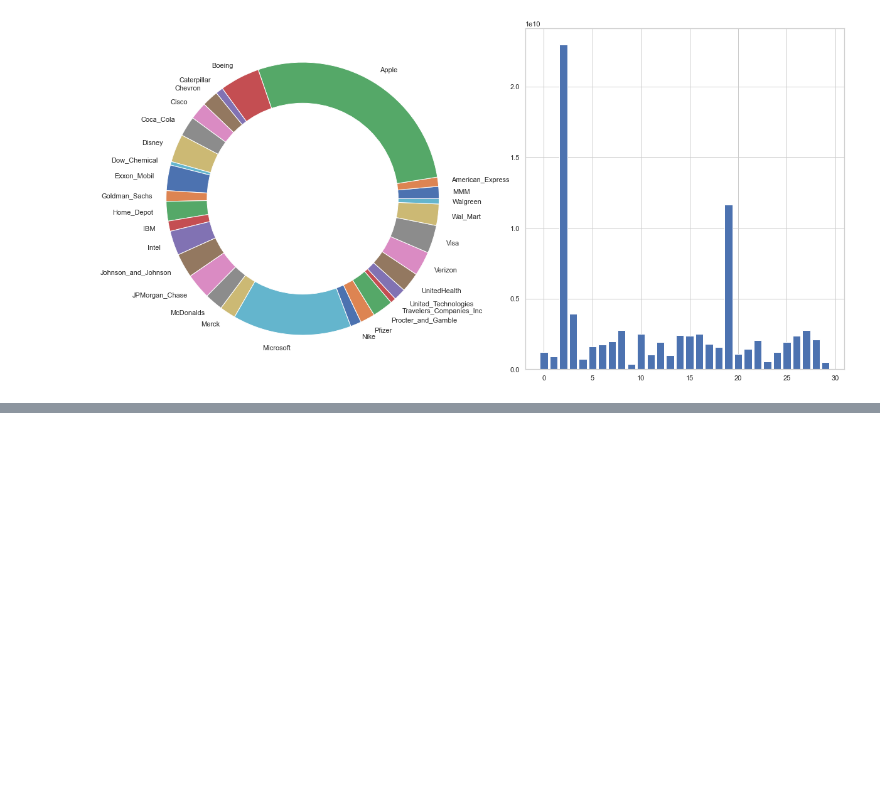
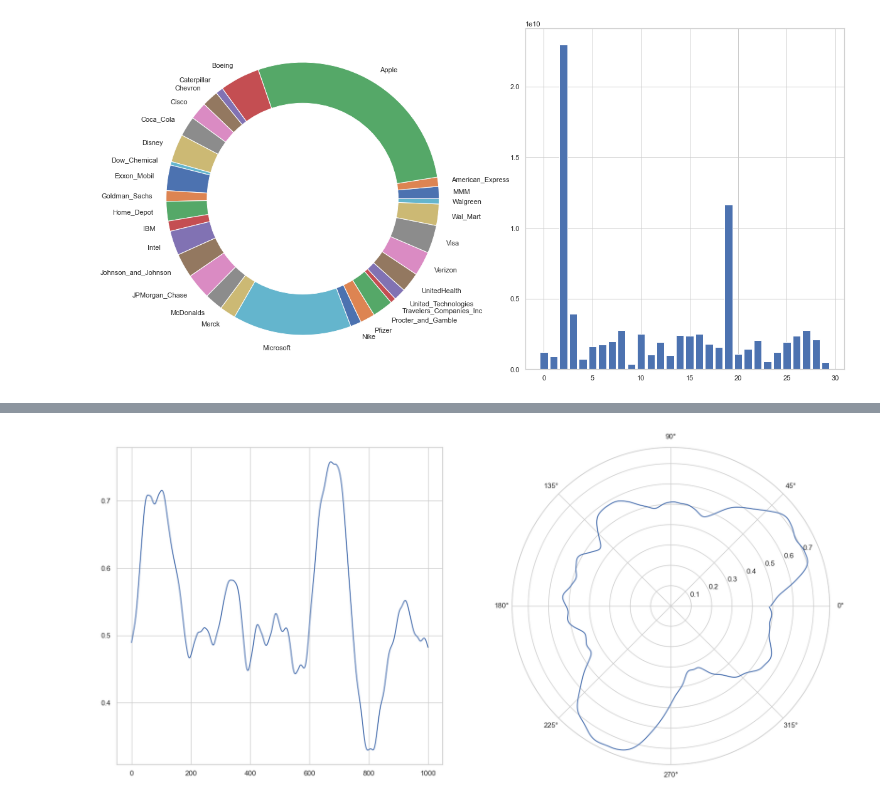
Before and after one commit to ArzymKoteyko/Autopilot_AI, a Jupyter notebook: Core.ipynb, the cells around one changed output, grey strips where cells are left out. Cells and saved outputs as stored; diff of their text form; code cells hidden in the pictures; blank space fills up the shorter version.

```diff
--- a/Core.ipynb
+++ b/Core.ipynb
@@ -140,0 +219,25 @@ NameError: name 'gpd' is not defined
+# %%
+from noise import pnoise1
+from IPython.display import clear_output
+import random
+import time
+a = 1000
+b = 1000
+base = 200
+offset = 0.5
+A = [[pnoise2(i/a*4, j/b*20, octaves = 4, persistence=0.4, lacunarity=2.0, base = base) + offset for i in range(a)] for j in range(b)]
+pi = 3.14
+counter = 0
+
+for i in range(50):
+    fig = plt.figure(figsize = (20,20))
+    ax1 = plt.subplot(2,2,1)
+    ax1.plot(A[i], animated = True)
+    ax2 = plt.subplot(2,2,2, projection = 'polar')
+    ax2.plot([i/a*pi*2 for i in range(a)], A[i])
+
+    plt.show()
+    time.sleep(0.001)
+    clear_output(wait=True)
+# %% [output]
+[figure, added]
```
Also changed, not shown: parts of 10 cells of this notebook, 3 other files.
